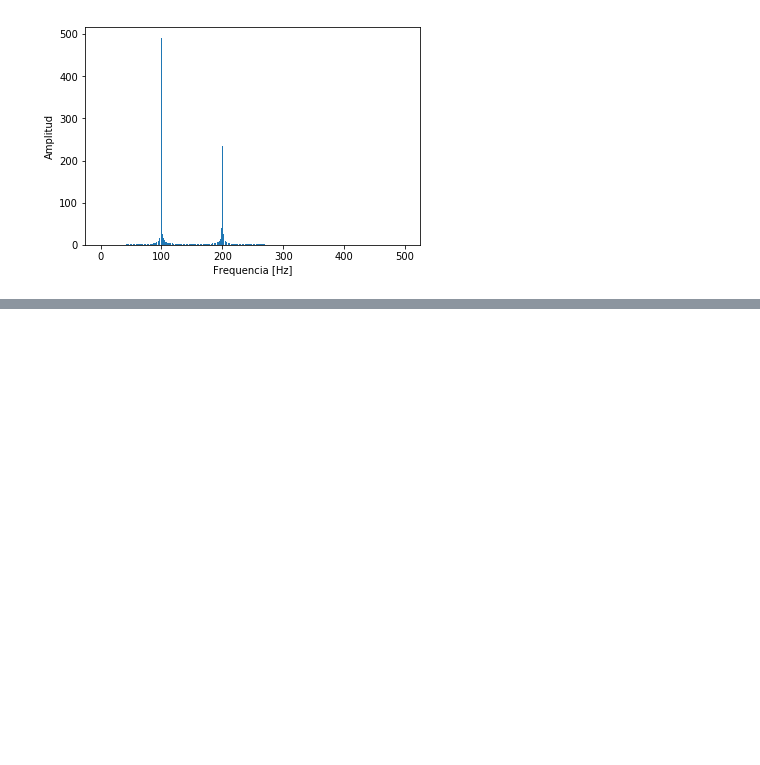
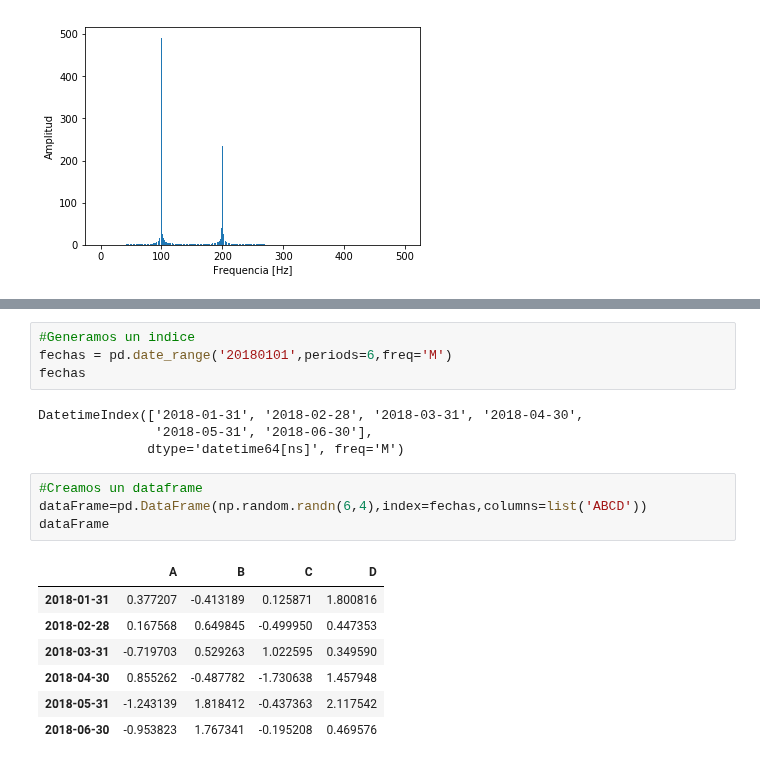
Before and after one commit to richiprieto/CursoPython_v1, a Jupyter notebook: CursoPython.ipynb, the cells around one changed output, grey strips where cells are left out. Drawn from its saved outputs; the diff is of its cells as text; blank space fills up the shorter version.

Commit message:
Agregada la introduccion a Pandas
Falta ejemplos de agregar columna, obteniendo la media, graficar los datos y hacer una breve aplicacion con pandas, tomando datos de un csv

```diff
--- a/CursoPython.ipynb
+++ b/CursoPython.ipynb
@@ -388,0 +409,20 @@ plt.show()
+# %%
+#Generamos un indice
+fechas = pd.date_range('20180101',periods=6,freq='M')
+fechas
+# %% [output]
+DatetimeIndex(['2018-01-31', '2018-02-28', '2018-03-31', '2018-04-30',
+               '2018-05-31', '2018-06-30'],
+              dtype='datetime64[ns]', freq='M')
+# %%
+#Creamos un dataframe
+dataFrame=pd.DataFrame(np.random.randn(6,4),index=fechas,columns=list('ABCD'))
+dataFrame
+# %% [output]
+|  | A | B | C | D |
+| 2018-01-31 | 0.377207 | -0.413189 | 0.125871 | 1.800816 |
+| 2018-02-28 | 0.167568 | 0.649845 | -0.499950 | 0.447353 |
+| 2018-03-31 | -0.719703 | 0.529263 | 1.022595 | 0.349590 |
+| 2018-04-30 | 0.855262 | -0.487782 | -1.730638 | 1.457948 |
+| 2018-05-31 | -1.243139 | 1.818412 | -0.437363 | 2.117542 |
+| 2018-06-30 | -0.953823 | 1.767341 | -0.195208 | 0.469576 |
```
Also changed, not shown: parts of 10 cells of this notebook.
